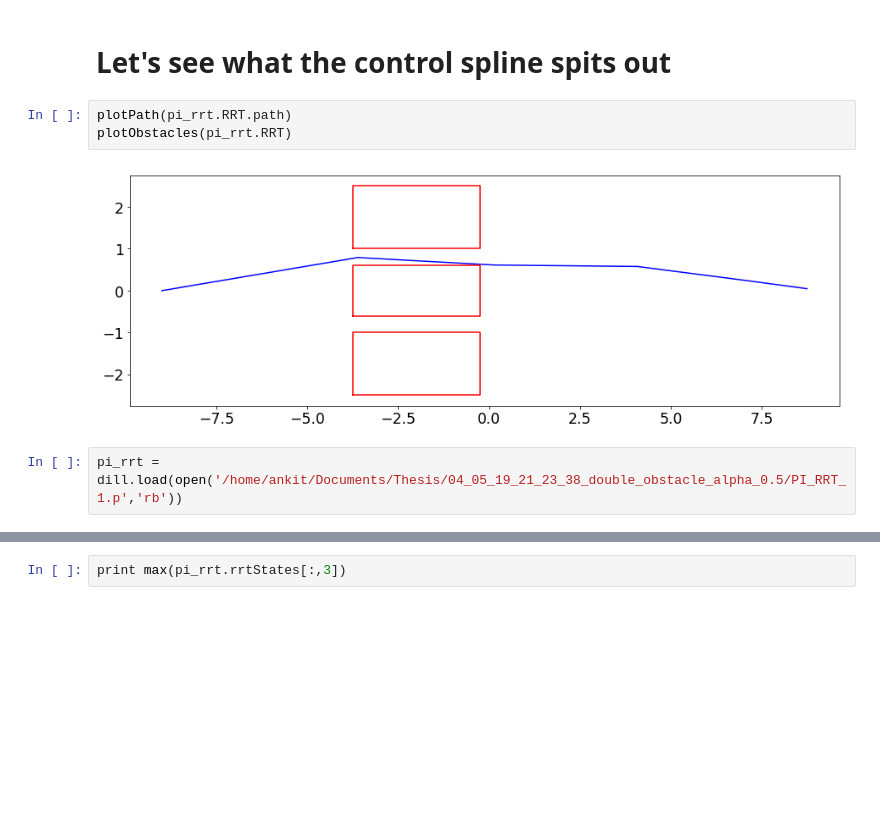
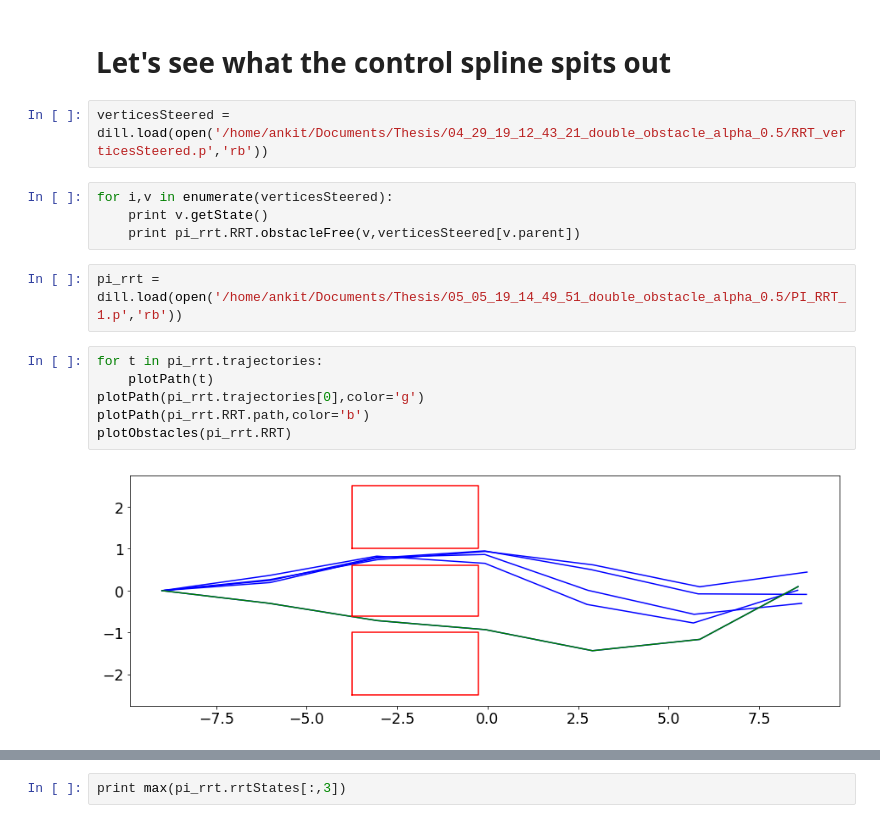
Before and after one commit to ankitkaushik/StochasticOptimalControl, a Jupyter notebook: PI_RRT.ipynb, the cells around one changed output, grey strips where cells are left out. Cells and saved outputs as stored; diff of their text form; blank space fills up the shorter version.

Commit message:
Fixed generating trajectories with RRTStar.

```diff
--- a/PI_RRT.ipynb
+++ b/PI_RRT.ipynb
@@ -33,10 +148,19 @@ with open('/home/ankit/Documents/Thesis/StochasticOptimalControl/variables.yaml'
     variables = yaml.load(f)
 # %% [markdown]
 # Let's see what the control spline spits out
-# %%
-plotPath(pi_rrt.RRT.path)
-plotObstacles(pi_rrt.RRT)
-# %% [output]
-[figure, removed]
+# %%
+verticesSteered = dill.load(open('/home/ankit/Documents/Thesis/04_29_19_12_43_21_double_obstacle_alpha_0.5/RRT_verticesSteered.p','rb'))
+# %%
+for i,v in enumerate(verticesSteered):
+    print v.getState()
+    print pi_rrt.RRT.obstacleFree(v,verticesSteered[v.parent])
 # %%
-pi_rrt = dill.load(open('/home/ankit/Documents/Thesis/04_05_19_21_23_38_double_obstacle_alpha_0.5/PI_RRT_1.p','rb'))
+pi_rrt = dill.load(open('/home/ankit/Documents/Thesis/05_05_19_14_49_51_double_obstacle_alpha_0.5/PI_RRT_1.p','rb'))
+# %%
+for t in pi_rrt.trajectories:
+    plotPath(t)
+plotPath(pi_rrt.trajectories[0],color='g')
+plotPath(pi_rrt.RRT.path,color='b')
+plotObstacles(pi_rrt.RRT)
+# %% [output]
+[figure, added]
```
Also changed, not shown: parts of 64 cells of this notebook, 9 other files.
